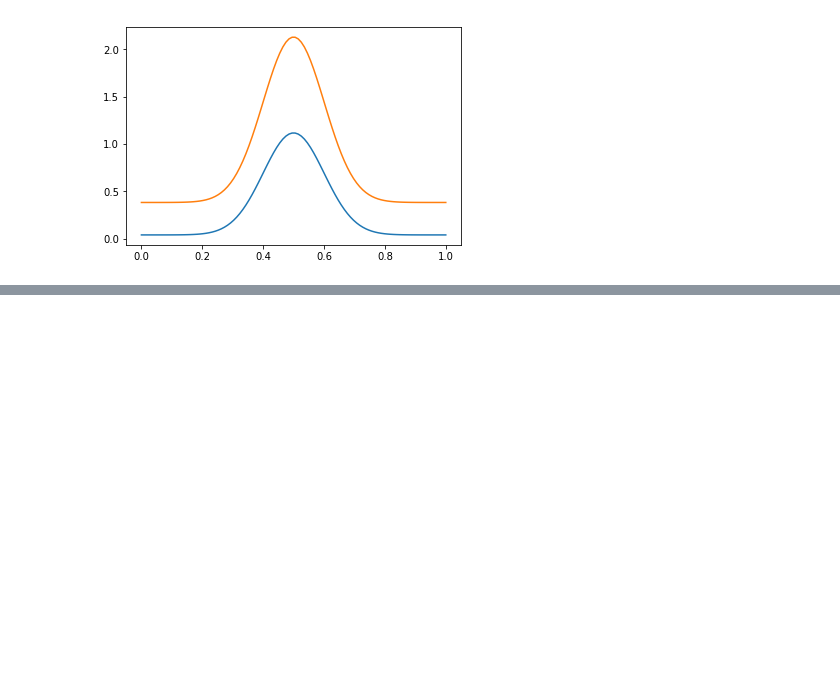
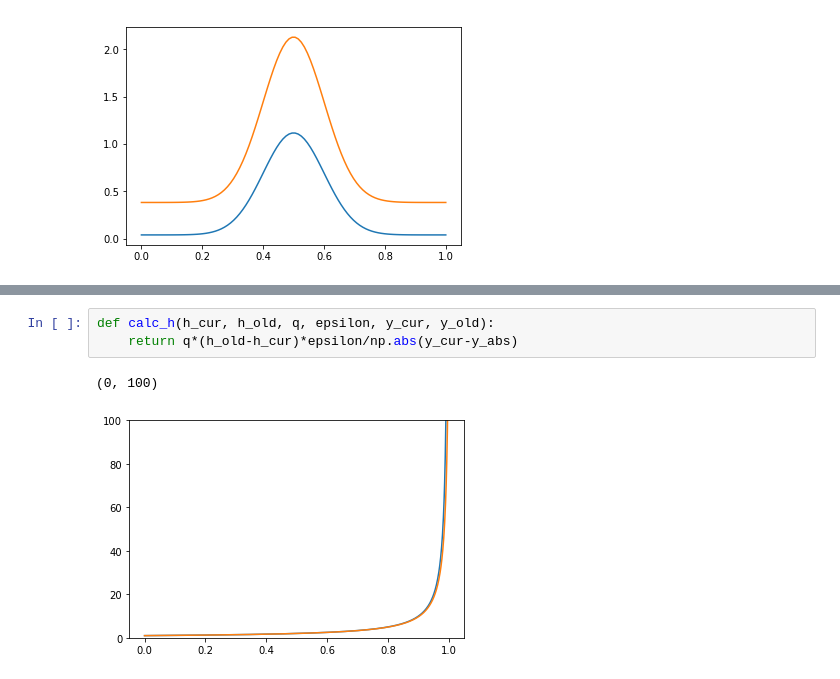
Before and after one commit to ianhi/AC274, a Jupyter notebook: HW/HW_2/HW 2.ipynb, the cells around one changed output, grey strips where cells are left out. Cells and saved outputs as stored; diff of their text form; blank space fills up the shorter version.

```diff
--- a/HW/HW_2/HW 2.ipynb
+++ b/HW/HW_2/HW 2.ipynb
@@ -440,0 +495,6 @@ for it in range(1,Nsteps):
+# %%
+def calc_h(h_cur, h_old, q, epsilon, y_cur, y_old):
+    return q*(h_old-h_cur)*epsilon/np.abs(y_cur-y_abs)
+# %% [output]
+(0, 100)
+[figure, added]
```
Also changed, not shown: parts of 7 cells of this notebook, 3 other files.
